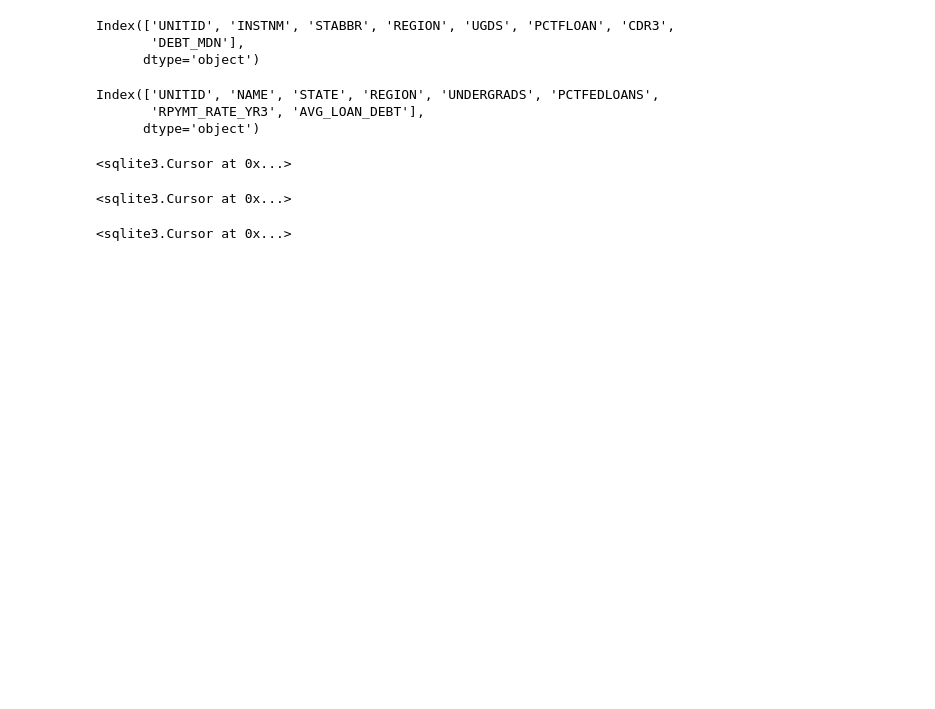
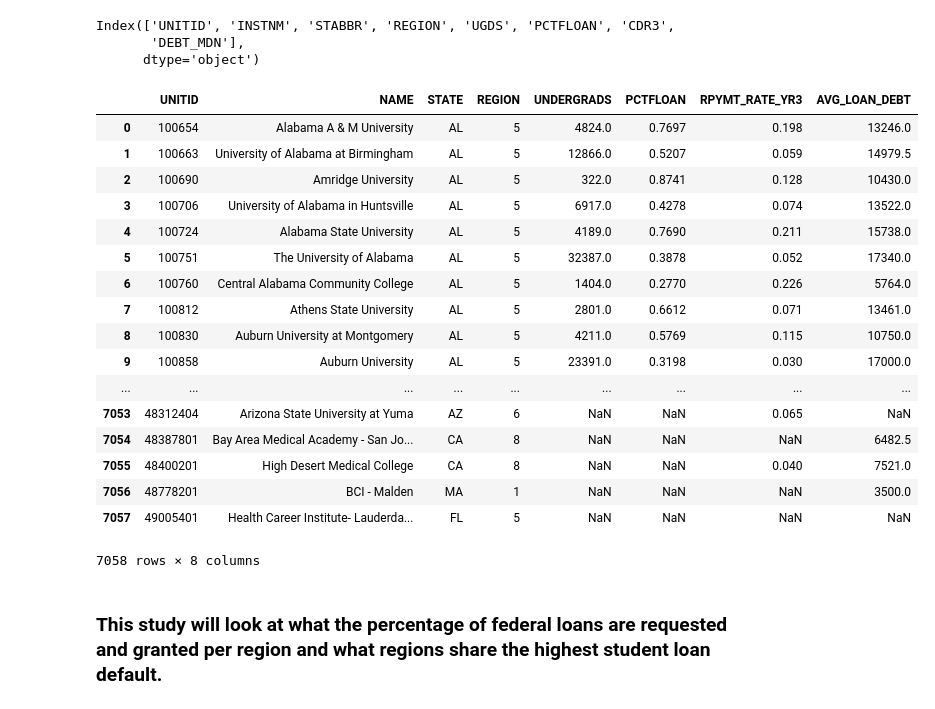
Before and after one commit to NinaMaxberry/Student-Loan-Default-Review, a Jupyter notebook: National Student Loan Debt Review.ipynb, the cells around one changed output. Saved outputs shown, nothing was run; the diff lists cells and outputs as text; code cells hidden in the pictures; blank space fills up the shorter version.

```diff
--- a/National Student Loan Debt Review.ipynb
+++ b/National Student Loan Debt Review.ipynb
@@ -47,6 +46,3 @@ DEBT_MDN     object
 dtype: object
 # %%
 conn.commit()
-# %%
-# convert 3 columns from objects to floats to use later for adding
-AllData[["DEBT_MDN"]] = AllData[["DEBT_MDN"]].apply(pd.to_numeric, errors = "coerce")
@@ -94,34 +78,29 @@ Index(['UNITID', 'INSTNM', 'STABBR', 'REGION', 'UGDS', 'PCTFLOAN', 'CDR3',
       dtype='object')
 # %%
 # Rename some columns
-AllData.columns = ['UNITID', 'NAME', 'STATE', 'REGION', 'UNDERGRADS', 'PCTFEDLOANS', 'RPYMT_RATE_YR3', 'AVG_LOAN_DEBT']
+AllData.columns = ['UNITID', 'NAME', 'STATE', 'REGION', 'UNDERGRADS', 'PCTFLOAN', 'RPYMT_RATE_YR3', 'AVG_LOAN_DEBT']
-# %%
-AllData.columns
-# %% [output]
-Index(['UNITID', 'NAME', 'STATE', 'REGION', 'UNDERGRADS', 'PCTFEDLOANS',
-       'RPYMT_RATE_YR3', 'AVG_LOAN_DEBT'],
-      dtype='object')
-# %%
-cursor.execute('''CREATE TABLE IF NOT EXISTS Institutions
-    (UNITID INTEGER PRIMARY KEY NOT NULL,
-    INSTNM TEXT NOT NULL,
-    STABBR TEXT NOT NULL,
-    REGION  FLOAT NOT NULL);''')
-# %% [output]
-<sqlite3.Cursor at 0x...>
-# %%
-cursor.execute('''CREATE TABLE IF NOT EXISTS Demographics
-    (UNITID INTEGER PRIMARY KEY NOT NULL,
-    PCTFLOAN FLOAT NOT NULL,
-    UGDS TEXT NOT NULL);''')
-# %% [output]
-<sqlite3.Cursor at 0x...>
-# %%
-cursor.execute('''CREATE TABLE IF NOT EXISTS FinAid
-    (UNITID INTEGER PRIMARY KEY NOT NULL,
-    CDR3 FLOAT NOT NULL,
-    DEBT_MDN INTEGER NOT NULL);''')
-# %% [output]
-<sqlite3.Cursor at 0x...>
 # %%
 conn.commit()
+# %%
+AllData
+# %% [output]
+|  | UNITID | NAME | STATE | REGION | UNDERGRADS | PCTFLOAN | RPYMT_RATE_YR3 | AVG_LOAN_DEBT |
+| 0 | 100654 | Alabama A & M University | AL | 5 | 4824.0 | 0.7697 | 0.198 | 13246.0 |
+| 1 | 100663 | University of Alabama at Birmingham | AL | 5 | 12866.0 | 0.5207 | 0.059 | 14979.5 |
+| 2 | 100690 | Amridge University | AL | 5 | 322.0 | 0.8741 | 0.128 | 10430.0 |
+| 3 | 100706 | University of Alabama in Huntsville | AL | 5 | 6917.0 | 0.4278 | 0.074 | 13522.0 |
+| 4 | 100724 | Alabama State University | AL | 5 | 4189.0 | 0.7690 | 0.211 | 15738.0 |
+| 5 | 100751 | The University of Alabama | AL | 5 | 32387.0 | 0.3878 | 0.052 | 17340.0 |
+| 6 | 100760 | Central Alabama Community College | AL | 5 | 1404.0 | 0.2770 | 0.226 | 5764.0 |
+| 7 | 100812 | Athens State University | AL | 5 | 2801.0 | 0.6612 | 0.071 | 13461.0 |
+| 8 | 100830 | Auburn University at Montgomery | AL | 5 | 4211.0 | 0.5769 | 0.115 | 10750.0 |
+| 9 | 100858 | Auburn University | AL | 5 | 23391.0 | 0.3198 | 0.030 | 17000.0 |
+| ... | ... | ... | ... | ... | ... | ... | ... | ... |
+| 7053 | 48312404 | Arizona State University at Yuma | AZ | 6 | NaN | NaN | 0.065 | NaN |
+| 7054 | 48387801 | Bay Area Medical Academy - San Jo... | CA | 8 | NaN | NaN | NaN | 6482.5 |
+| 7055 | 48400201 | High Desert Medical College | CA | 8 | NaN | NaN | 0.040 | 7521.0 |
+| 7056 | 48778201 | BCI - Malden | MA | 1 | NaN | NaN | NaN | 3500.0 |
+| 7057 | 49005401 | Health Career Institute- Lauderda... | FL | 5 | NaN | NaN | NaN | NaN |
+7058 rows × 8 columns
+# %% [markdown]
+### This study will look at what the percentage of federal loans are requested and granted per region and what regions share the highest student loan default.
```
Also changed, not shown: parts of 11 cells of this notebook.
